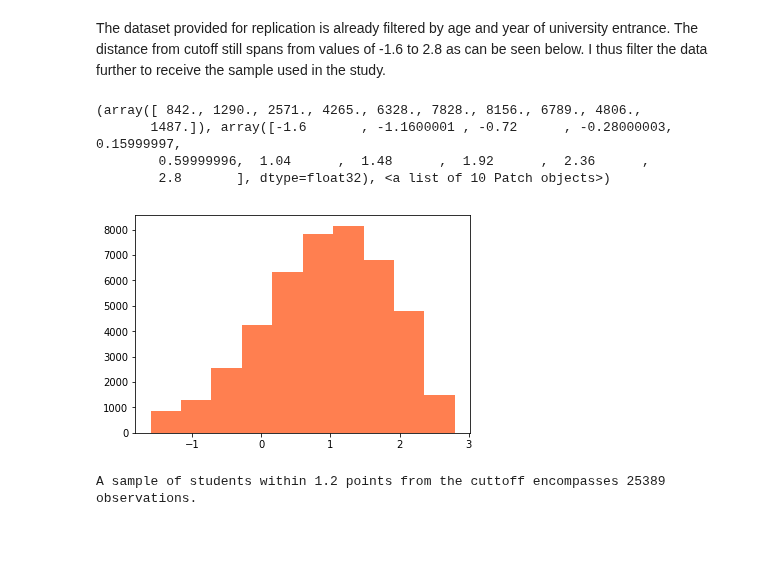
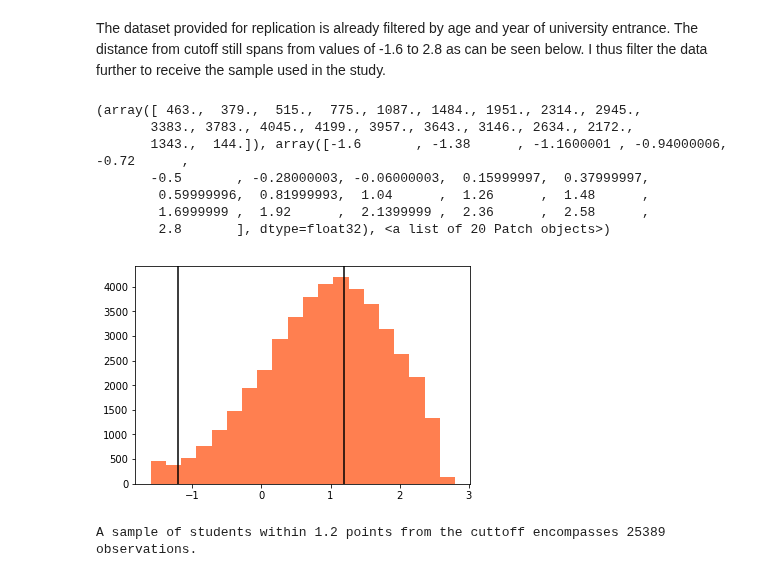
Before and after one commit to amageh/replication-performance-standards, a Jupyter notebook: project.ipynb, the cells around one changed output. Saved outputs shown, nothing was run; the diff lists cells and outputs as text; code cells hidden in the pictures; blank space fills up the shorter version.

```diff
--- a/project.ipynb
+++ b/project.ipynb
@@ -163,13 +165,18 @@ array([19., 18., 20., 17., 21.])
 The dataset provided for replication is already filtered by age and year of university entrance. The distance from cutoff still spans from  values of -1.6 to 2.8 as can be seen below. I thus filter the data further to receive the sample used in the study.
 # %%
 # Distribution of values for distance from cutoff.
-print(plt.pyplot.hist(data['dist_from_cut'], color = "coral"))
+plt.pyplot.axvline(x=-1.2, color='k')
+plt.pyplot.axvline(x= 1.2, color='k')
+print(plt.pyplot.hist(data['dist_from_cut'], color = "coral", bins=20))
 # %% [output]
-(array([ 842., 1290., 2571., 4265., 6328., 7828., 8156., 6789., 4806.,
-       1487.]), array([-1.6       , -1.1600001 , -0.72      , -0.28000003,  0.15999997,
-        0.59999996,  1.04      ,  1.48      ,  1.92      ,  2.36      ,
-        2.8       ], dtype=float32), <a list of 10 Patch objects>)
+(array([ 463.,  379.,  515.,  775., 1087., 1484., 1951., 2314., 2945.,
+       3383., 3783., 4045., 4199., 3957., 3643., 3146., 2634., 2172.,
+       1343.,  144.]), array([-1.6       , -1.38      , -1.1600001 , -0.94000006, -0.72      ,
+       -0.5       , -0.28000003, -0.06000003,  0.15999997,  0.37999997,
+        0.59999996,  0.81999993,  1.04      ,  1.26      ,  1.48      ,
+        1.6999999 ,  1.92      ,  2.1399999 ,  2.36      ,  2.58      ,
+        2.8       ], dtype=float32), <a list of 20 Patch objects>)
-[figure, old version]
+[figure, new version]
 # %%
 # Reduce sample to students within 1.2 points from cutoff.
 sample12 = data[abs(data['dist_from_cut']) < 1.2]
```
Also changed, not shown: parts of 31 cells of this notebook.
